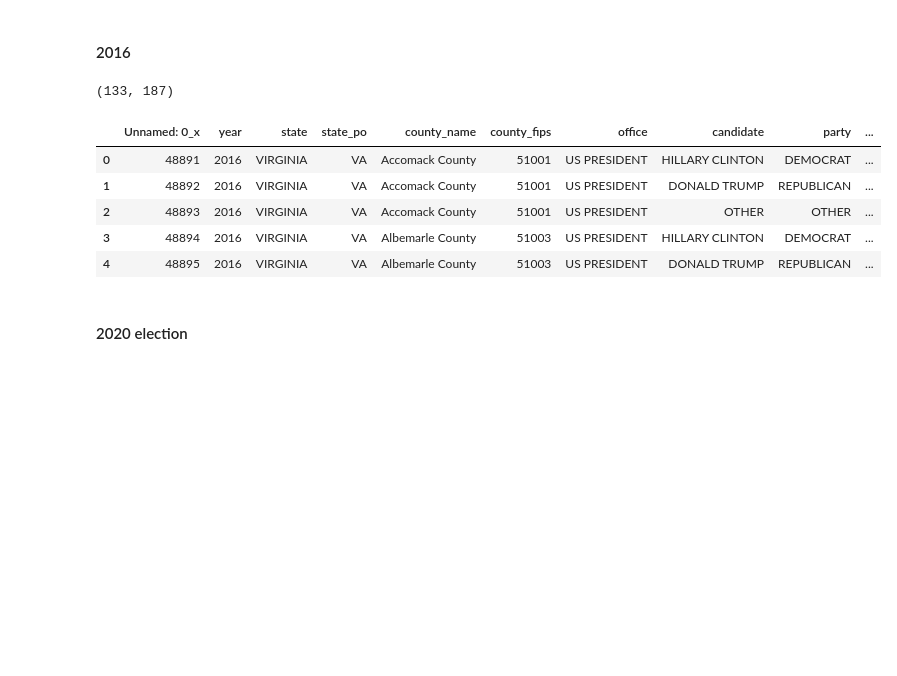
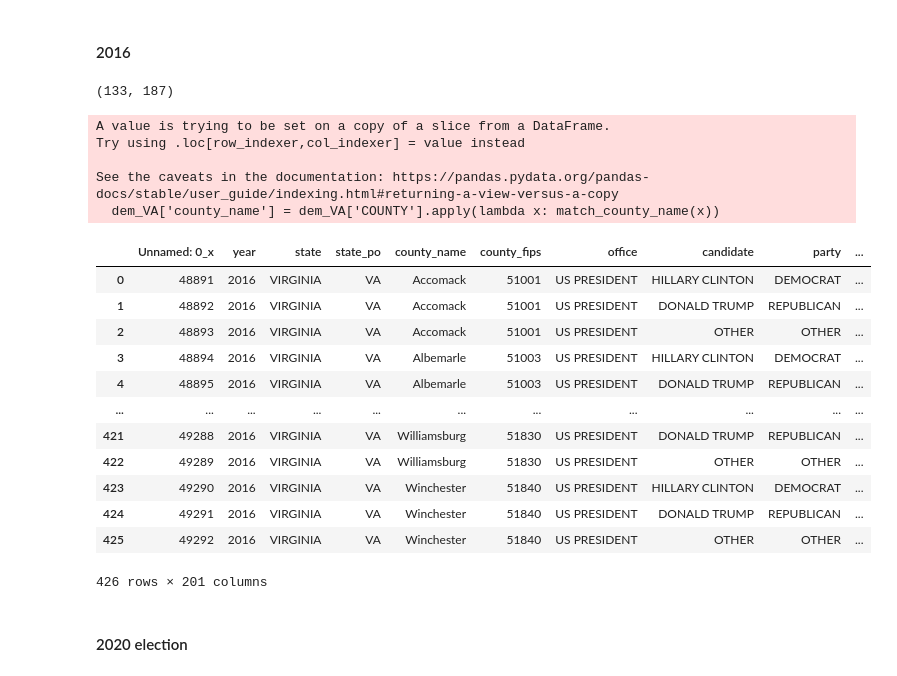
Before and after one commit to Catherine-Nguyen88/project_voting, a Jupyter notebook: merging_and_wrangling.ipynb, the cells around one changed output. Cells and saved outputs as stored; diff of their text form; code cells hidden in the pictures; blank space fills up the shorter version.

```diff
--- a/merging_and_wrangling.ipynb
+++ b/merging_and_wrangling.ipynb
@@ -35,10 +51,12 @@ voting_original.head(5)
 
 # modify voting CSV
 def match_county_name(county_name):
-  if county_name.endswith('CITY'):
-    return county_name.capitalize()
-  else:
-    return county_name.capitalize() + ' County'
+  # if county_name.endswith('CITY'):
+  #   capitalized_county_name = ' '.join(word.capitalize() if word.lower() != 'city' else word.lower() for word in county_name.split())
+  #   return capitalized_county_name
+  # else:
+  #   return county_name.capitalize() + ' County'
+  return county_name.replace(" COUNTY", "").replace(" CITY", "").title()
 
 voting_df = voting_original.copy()
 voting_df['county_name'] = voting_df['county_name'].apply(lambda x: match_county_name(x))
@@ -130,10 +173,16 @@ dem = dem.drop([0])
 dem_VA = dem[dem['STATE'] == 'Virginia']
 print(dem_VA.shape) # the shape is correct for VA
 # rename for merging
-dem_VA = dem_VA.rename(columns={'COUNTY':'county_name'})
+# dem_VA = dem_VA.rename(columns={'COUNTY':'county_name'})
+
+def match_county_name(county_name):
+  return county_name.replace(" County", "").replace(" city", "")
+
+dem_VA['county_name'] = dem_VA['COUNTY'].apply(lambda x: match_county_name(x))
+dem_VA.head()
 
 # merge the datasets
 merged_2008 = voting_2008.merge(dem_VA, on='county_name', how='left')
-merged_2008.head(5)
+merged_2008
 # %% [output]
 (134, 191)
@@ -154,10 +215,15 @@ dem = dem.drop([0])
 dem_VA = dem[dem['STATE'] == 'Virginia']
 print(dem_VA.shape) # the shape is correct for VA
 # rename for merging
-dem_VA = dem_VA.rename(columns={'COUNTY':'county_name'})
+# dem_VA = dem_VA.rename(columns={'COUNTY':'county_name'})
+def match_county_name(county_name):
+  return county_name.replace(" County", "").replace(" city", "").title()
+
+dem_VA['county_name'] = dem_VA['COUNTY'].apply(lambda x: match_county_name(x))
+dem_VA.head()
 
 # merge the datasets
 merged_2012 = voting_2012.merge(dem_VA, on='county_name', how='left')
-merged_2012.head(5)
+merged_2012
 # %% [output]
 (133, 192)
@@ -172,25 +250,41 @@ merged_2012.head(5)
 # %%
 # extract demographic data
 fname = './project_voting/data/county_data/0002_ds225_20165_county_E.csv'
 dem = pd.read_csv(fname)
 # need to drop the 1st row
 dem = dem.drop([0])
 dem_VA = dem[dem['STATE'] == 'Virginia']
 print(dem_VA.shape) # the shape is correct for VA
 # rename for merging
-dem_VA = dem_VA.rename(columns={'COUNTY':'county_name'})
+def match_county_name(county_name):
+  return county_name.replace(" County", "").replace(" city", "").title()
+
+dem_VA['county_name'] = dem_VA['COUNTY'].apply(lambda x: match_county_name(x))
+dem_VA.head()
 
 # merge the datasets
 merged_2016 = voting_2016.merge(dem_VA, on='county_name', how='left')
-merged_2016.head(5)
+merged_2016
 # %% [output]
 (133, 187)
+A value is trying to be set on a copy of a slice from a DataFrame.
+Try using .loc[row_indexer,col_indexer] = value instead
+
+See the caveats in the documentation: https://pandas.pydata.org/pandas-docs/stable/user_guide/indexing.html#returning-a-view-versus-a-copy
+  dem_VA['county_name'] = dem_VA['COUNTY'].apply(lambda x: match_county_name(x))
 |  | Unnamed: 0_x | year | state | state_po | county_name | county_fips | office | candidate | party | ... |
-| 0 | 48891 | 2016 | VIRGINIA | VA | Accomack County | 51001 | US PRESIDENT | HILLARY CLINTON | DEMOCRAT | ... |
-| 1 | 48892 | 2016 | VIRGINIA | VA | Accomack County | 51001 | US PRESIDENT | DONALD TRUMP | REPUBLICAN | ... |
-| 2 | 48893 | 2016 | VIRGINIA | VA | Accomack County | 51001 | US PRESIDENT | OTHER | OTHER | ... |
-| 3 | 48894 | 2016 | VIRGINIA | VA | Albemarle County | 51003 | US PRESIDENT | HILLARY CLINTON | DEMOCRAT | ... |
-| 4 | 48895 | 2016 | VIRGINIA | VA | Albemarle County | 51003 | US PRESIDENT | DONALD TRUMP | REPUBLICAN | ... |
+| 0 | 48891 | 2016 | VIRGINIA | VA | Accomack | 51001 | US PRESIDENT | HILLARY CLINTON | DEMOCRAT | ... |
+| 1 | 48892 | 2016 | VIRGINIA | VA | Accomack | 51001 | US PRESIDENT | DONALD TRUMP | REPUBLICAN | ... |
+| 2 | 48893 | 2016 | VIRGINIA | VA | Accomack | 51001 | US PRESIDENT | OTHER | OTHER | ... |
+| 3 | 48894 | 2016 | VIRGINIA | VA | Albemarle | 51003 | US PRESIDENT | HILLARY CLINTON | DEMOCRAT | ... |
+| 4 | 48895 | 2016 | VIRGINIA | VA | Albemarle | 51003 | US PRESIDENT | DONALD TRUMP | REPUBLICAN | ... |
+| ... | ... | ... | ... | ... | ... | ... | ... | ... | ... | ... |
+| 421 | 49288 | 2016 | VIRGINIA | VA | Williamsburg | 51830 | US PRESIDENT | DONALD TRUMP | REPUBLICAN | ... |
+| 422 | 49289 | 2016 | VIRGINIA | VA | Williamsburg | 51830 | US PRESIDENT | OTHER | OTHER | ... |
+| 423 | 49290 | 2016 | VIRGINIA | VA | Winchester | 51840 | US PRESIDENT | HILLARY CLINTON | DEMOCRAT | ... |
+| 424 | 49291 | 2016 | VIRGINIA | VA | Winchester | 51840 | US PRESIDENT | DONALD TRUMP | REPUBLICAN | ... |
+| 425 | 49292 | 2016 | VIRGINIA | VA | Winchester | 51840 | US PRESIDENT | OTHER | OTHER | ... |
+426 rows × 201 columns
 # %% [markdown]
 #### 2020 election
 # %%
```
Also changed, not shown: parts of 17 cells of this notebook.
